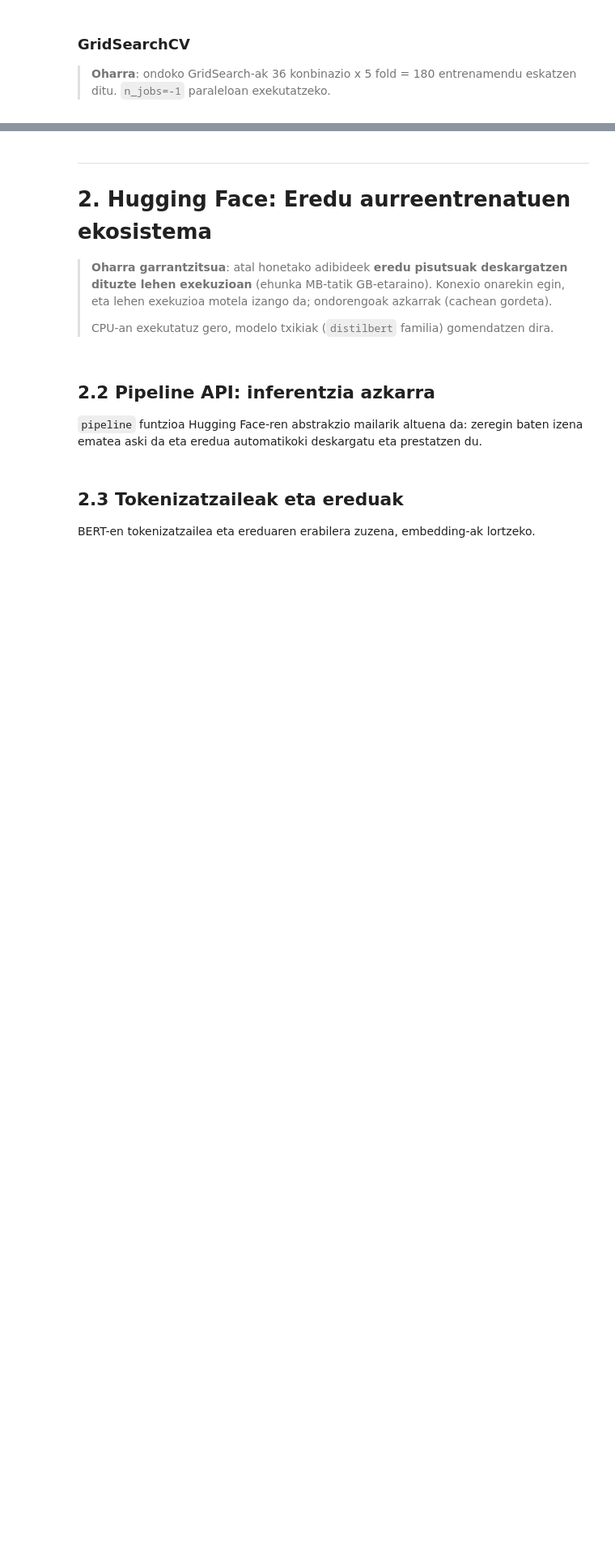
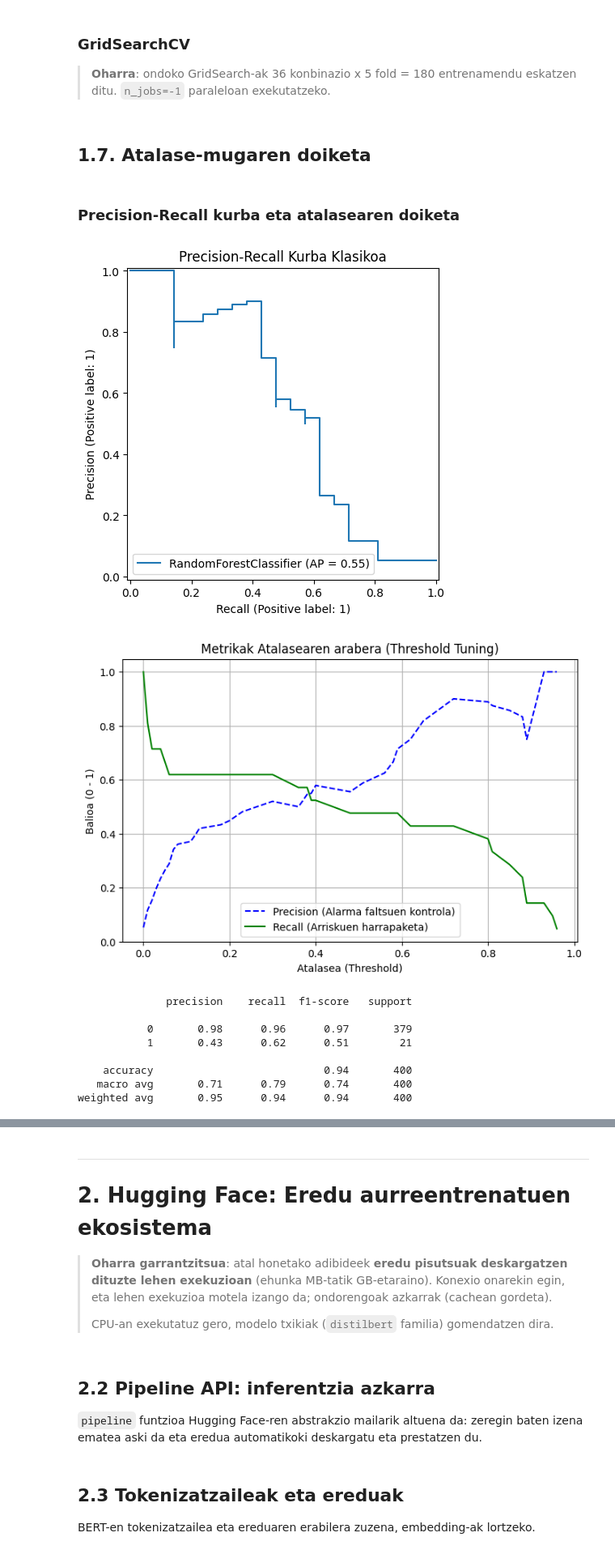
Before and after one commit to tears-mysthrala/aabd-bigdata, a Jupyter notebook: 04_Programazioa_5073/materialak/3_Adibide_koadernoa_URLa.ipynb, the cells around one changed output, grey strips where cells are left out. Shown at 81% size. Saved outputs shown, nothing was run; the diff lists cells and outputs as text; code cells hidden in the pictures; blank space fills up the shorter version.

```diff
--- a/04_Programazioa_5073/materialak/3_Adibide_koadernoa_URLa.ipynb
+++ b/04_Programazioa_5073/materialak/3_Adibide_koadernoa_URLa.ipynb
@@ -461,3 +475,64 @@ bilaketa.fit(X, y)
 print(f"\nParametro onenak: {bilaketa.best_params_}")
 print(f"ROC-AUC onena:    {bilaketa.best_score_:.4f}")
 eredu_onena = bilaketa.best_estimator_   # parametro onenekin prest
+# %% [markdown]
+## 1.7. Atalase-mugaren doiketa
+# %% [markdown]
+### Precision-Recall kurba eta atalasearen doiketa
+# %%
+import numpy as np
+import matplotlib.pyplot as plt
+from sklearn.datasets import make_classification
+from sklearn.model_selection import train_test_split
+from sklearn.ensemble import RandomForestClassifier
+from sklearn.metrics import classification_report, PrecisionRecallDisplay, precision_recall_curve
+
+# Datu-multzo desorekatua simulatu (adib. gaixotasun arraro baten diagnostikoa: % 5 gaixo)
+X, y = make_classification(n_samples=2000, n_features=10, n_classes=2,
+                           weights=[0.95, 0.05], random_state=42)
+X_ent, X_test, y_ent, y_test = train_test_split(X, y, test_size=0.2, random_state=42, stratify=y)
+
+eredua = RandomForestClassifier(class_weight='balanced', random_state=42)
+eredua.fit(X_ent, y_ent)
+
+# 1. 'predict()' erabili beharrean, probabilitateak atera
+y_prob = eredua.predict_proba(X_test)[:, 1]
+
+# 2a. Precision-Recall kurba klasikoa (Ikuspuntu orokorra)
+fig, ax = plt.subplots(figsize=(7, 5))
+PrecisionRecallDisplay.from_estimator(eredua, X_test, y_test, ax=ax)
+ax.set_title("Precision-Recall Kurba Klasikoa")
+plt.show()
+
+# 2b. Precision eta Recall atalasearen arabera (Atalase zehatza aukeratzeko)
+precisions, recalls, thresholds = precision_recall_curve(y_test, y_prob)
+
+plt.figure(figsize=(8, 5))
+plt.plot(thresholds, precisions[:-1], "b--", label="Precision (Alarma faltsuen kontrola)")
+plt.plot(thresholds, recalls[:-1], "g-", label="Recall (Arriskuen harrapaketa)")
+plt.xlabel("Atalasea (Threshold)")
+plt.ylabel("Balioa (0 - 1)")
+plt.title("Metrikak Atalasearen arabera (Threshold Tuning)")
+plt.legend(loc="best")
+plt.grid(True)
+plt.show()
+
+# 3. Gure negoziorako atalase seguru bat ezarri
+ATALASEA = 0.15
+
+# 4. Probabilitatea atalasea baino handiagoa denean 1 itzuli, bestela 0
+y_iragarkia_doitua = (y_prob > ATALASEA).astype(int)
+
+# 5. Ebaluatu metrikak berriro, orain Negatibo Faltsu askoz gutxiagorekin!
+print(classification_report(y_test, y_iragarkia_doitua))
+# %% [output]
+[figure, added]
+[figure, added]
+              precision    recall  f1-score   support
+
+           0       0.98      0.96      0.97       379
+           1       0.43      0.62      0.51        21
+
+    accuracy                           0.94       400
+   macro avg       0.71      0.79      0.74       400
+weighted avg       0.95      0.94      0.94       400
```
Also changed, not shown: parts of 4 cells of this notebook, 3 other files.
